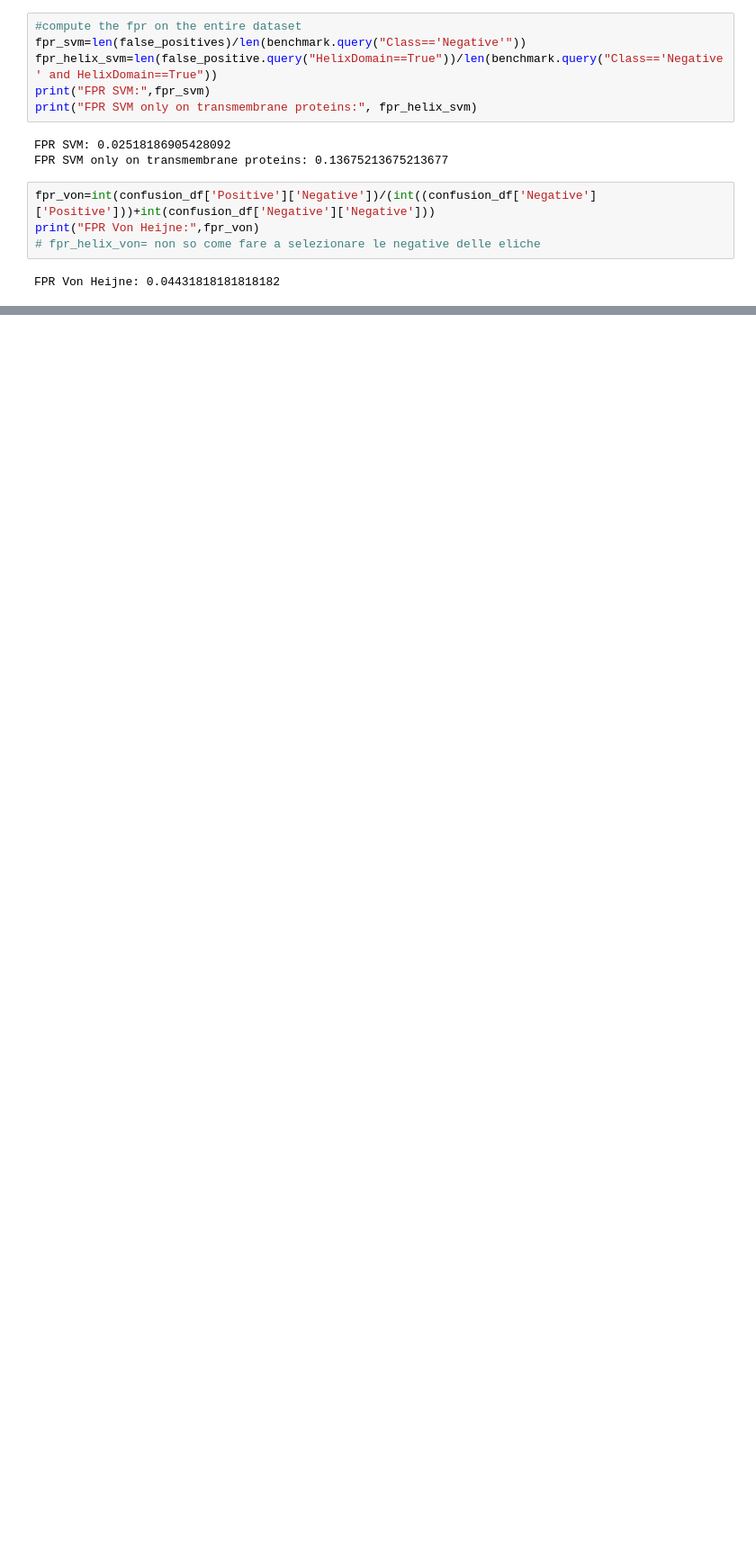
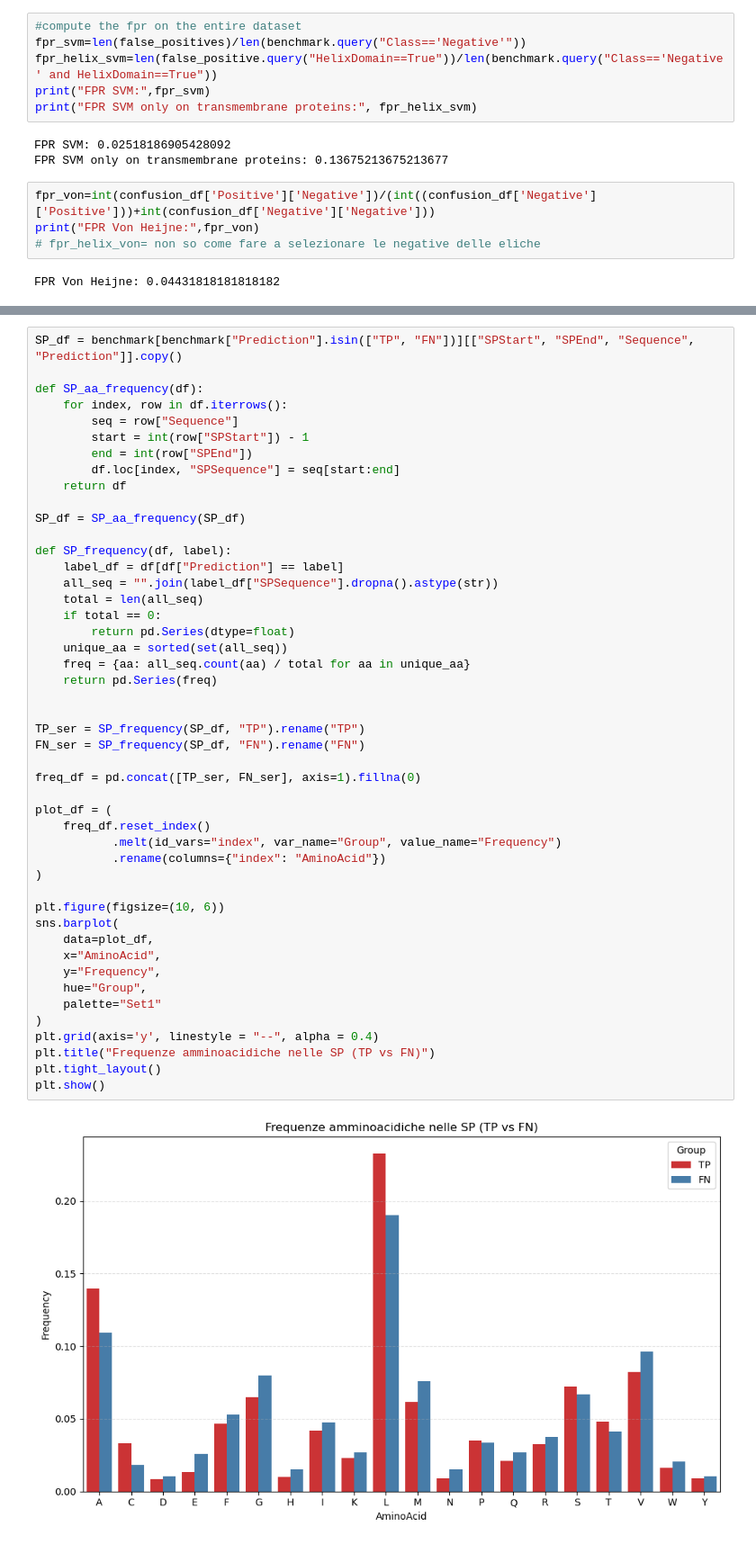
Before and after one commit to LucaCagnini/LB2_project_Group_3, a Jupyter notebook: performance_SVM/model_evaluation-PART2.ipynb, the cells around one changed output, grey strips where cells are left out. Shown at 90% size. Drawn from its saved outputs; the diff is of its cells as text; blank space fills up the shorter version.

```diff
--- a/performance_SVM/model_evaluation-PART2.ipynb
+++ b/performance_SVM/model_evaluation-PART2.ipynb
@@ -332,0 +402,49 @@ FPR Von Heijne: 0.04431818181818182
+# %%
+SP_df = benchmark[benchmark["Prediction"].isin(["TP", "FN"])][["SPStart", "SPEnd", "Sequence", "Prediction"]].copy()
+
+def SP_aa_frequency(df):
+    for index, row in df.iterrows():
+        seq = row["Sequence"]
+        start = int(row["SPStart"]) - 1
+        end = int(row["SPEnd"])
+        df.loc[index, "SPSequence"] = seq[start:end]
+    return df
+
+SP_df = SP_aa_frequency(SP_df)
+
+def SP_frequency(df, label):
+    label_df = df[df["Prediction"] == label]
+    all_seq = "".join(label_df["SPSequence"].dropna().astype(str))
+    total = len(all_seq)
+    if total == 0:
+        return pd.Series(dtype=float)
+    unique_aa = sorted(set(all_seq))
+    freq = {aa: all_seq.count(aa) / total for aa in unique_aa}
+    return pd.Series(freq)
+
+
+TP_ser = SP_frequency(SP_df, "TP").rename("TP")
+FN_ser = SP_frequency(SP_df, "FN").rename("FN")
+
+freq_df = pd.concat([TP_ser, FN_ser], axis=1).fillna(0)
+
+plot_df = (
+    freq_df.reset_index()
+           .melt(id_vars="index", var_name="Group", value_name="Frequency")
+           .rename(columns={"index": "AminoAcid"})
+)
+
+plt.figure(figsize=(10, 6))
+sns.barplot(
+    data=plot_df,
+    x="AminoAcid",
+    y="Frequency",
+    hue="Group",
+    palette="Set1"
+)
+plt.grid(axis='y', linestyle = "--", alpha = 0.4)
+plt.title("Frequenze amminoacidiche nelle SP (TP vs FN)")
+plt.tight_layout()
+plt.show()
+# %% [output]
+[figure, added]
```
Also changed, not shown: parts of 4 cells of this notebook.
